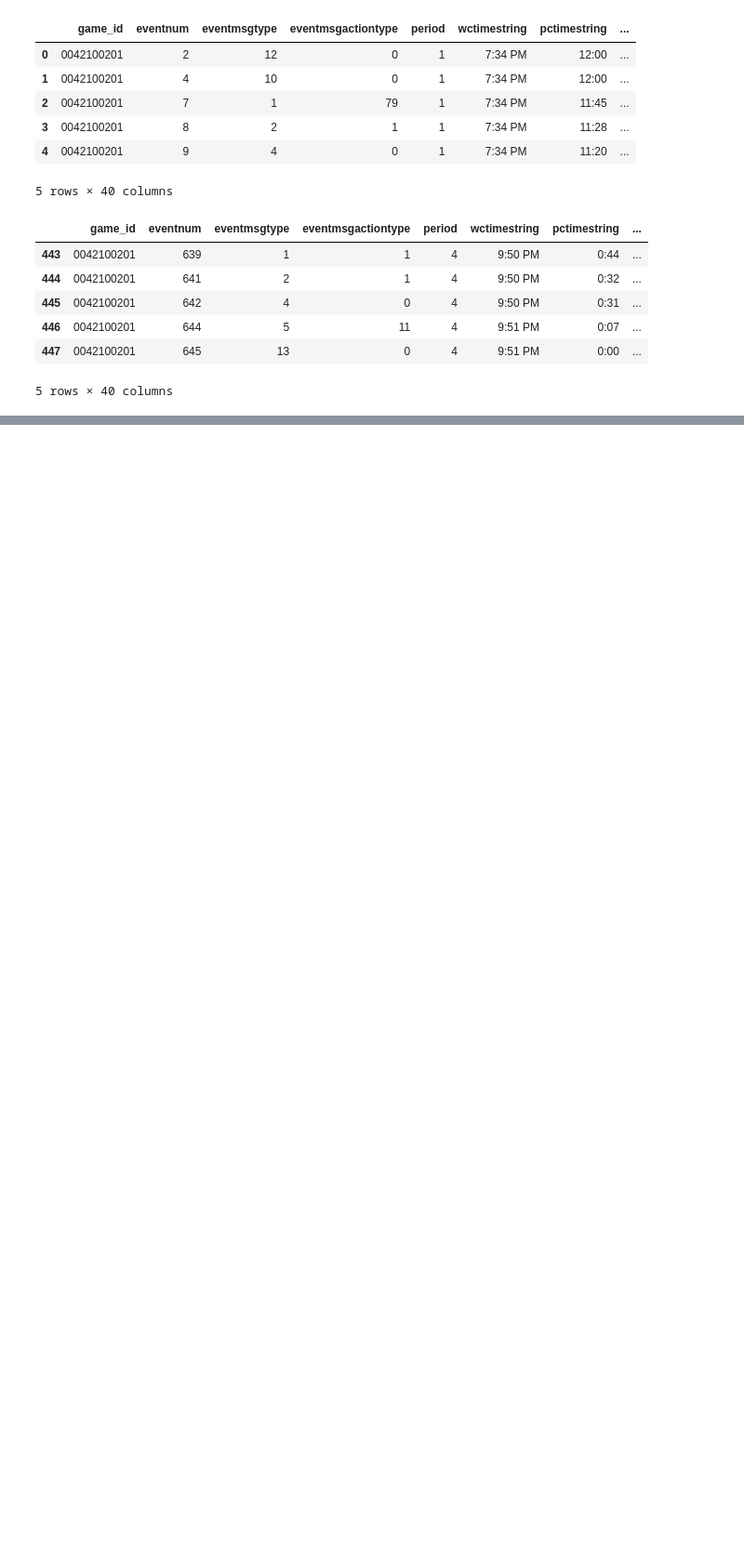
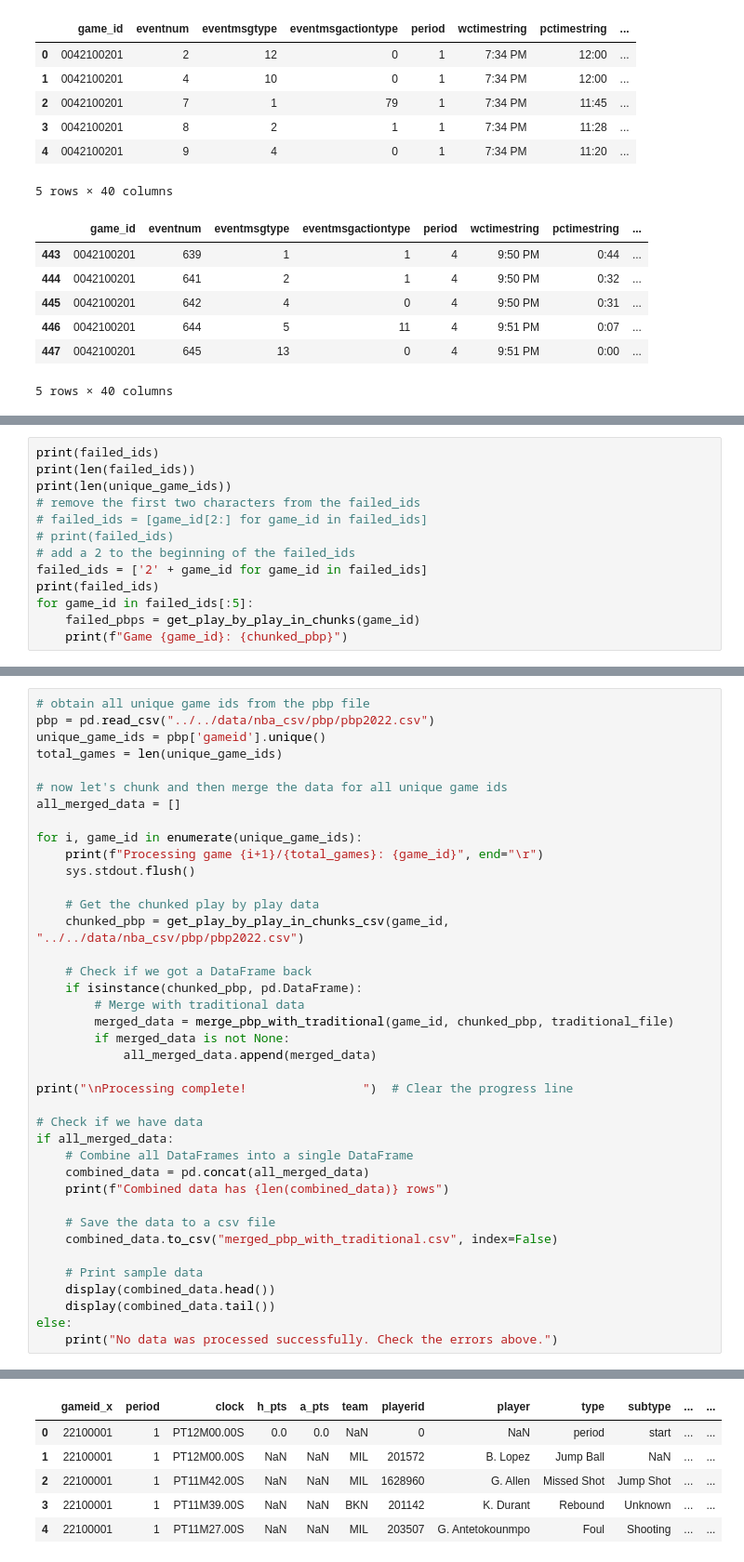
Before and after one commit to RohanChat/nba-mvp, a Jupyter notebook: models/model1/preprocessing.ipynb, the cells around one changed output, grey strips where cells are left out. Shown at 93% size. Drawn from its saved outputs; the diff is of its cells as text; blank space fills up the shorter version.

Commit message:
chunks added

```diff
--- a/models/model1/preprocessing.ipynb
+++ b/models/model1/preprocessing.ipynb
@@ -305,0 +451,13 @@ KeyboardInterrupt:
+# %%
+print(failed_ids)
+print(len(failed_ids))
+print(len(unique_game_ids))
+# remove the first two characters from the failed_ids
+# failed_ids = [game_id[2:] for game_id in failed_ids]
+# print(failed_ids)
+# add a 2 to the beginning of the failed_ids
+failed_ids = ['2' + game_id for game_id in failed_ids]
+print(failed_ids)
+for game_id in failed_ids[:5]:
+    failed_pbps = get_play_by_play_in_chunks(game_id)
+    print(f"Game {game_id}: {chunked_pbp}")
@@ -305,0 +680,40 @@ KeyboardInterrupt:
+# %%
+# obtain all unique game ids from the pbp file
+pbp = pd.read_csv("../../data/nba_csv/pbp/pbp2022.csv")
+unique_game_ids = pbp['gameid'].unique()
+total_games = len(unique_game_ids)
+
+# now let's chunk and then merge the data for all unique game ids
+all_merged_data = []
+
+for i, game_id in enumerate(unique_game_ids):
+    print(f"Processing game {i+1}/{total_games}: {game_id}", end="\r")
+    sys.stdout.flush()
+
+    # Get the chunked play by play data
+    chunked_pbp = get_play_by_play_in_chunks_csv(game_id, "../../data/nba_csv/pbp/pbp2022.csv")
+
+    # Check if we got a DataFrame back
+    if isinstance(chunked_pbp, pd.DataFrame):
+        # Merge with traditional data
+        merged_data = merge_pbp_with_traditional(game_id, chunked_pbp, traditional_file)
+        if merged_data is not None:
+            all_merged_data.append(merged_data)
+
+print("\nProcessing complete!                ")  # Clear the progress line
+
+# Check if we have data
+if all_merged_data:
+    # Combine all DataFrames into a single DataFrame
+    combined_data = pd.concat(all_merged_data)
+    print(f"Combined data has {len(combined_data)} rows")
+
+    # Save the data to a csv file
+    combined_data.to_csv("merged_pbp_with_traditional.csv", index=False)
+
+    # Print sample data
+    display(combined_data.head())
+    display(combined_data.tail())
+else:
+    print("No data was processed successfully. Check the errors above.")
+# %% [output]
@@ -305,0 +737,6 @@ KeyboardInterrupt:
+|  | gameid_x | period | clock | h_pts | a_pts | team | playerid | player | type | subtype | ... | ... |
+| 0 | 22100001 | 1 | PT12M00.00S | 0.0 | 0.0 | NaN | 0 | NaN | period | start | ... | ... |
+| 1 | 22100001 | 1 | PT12M00.00S | NaN | NaN | MIL | 201572 | B. Lopez | Jump Ball | NaN | ... | ... |
+| 2 | 22100001 | 1 | PT11M42.00S | NaN | NaN | MIL | 1628960 | G. Allen | Missed Shot | Jump Shot | ... | ... |
+| 3 | 22100001 | 1 | PT11M39.00S | NaN | NaN | BKN | 201142 | K. Durant | Rebound | Unknown | ... | ... |
+| 4 | 22100001 | 1 | PT11M27.00S | NaN | NaN | MIL | 203507 | G. Antetokounmpo | Foul | Shooting | ... | ... |
```
Also changed, not shown: parts of 13 cells of this notebook, 1 other file.
